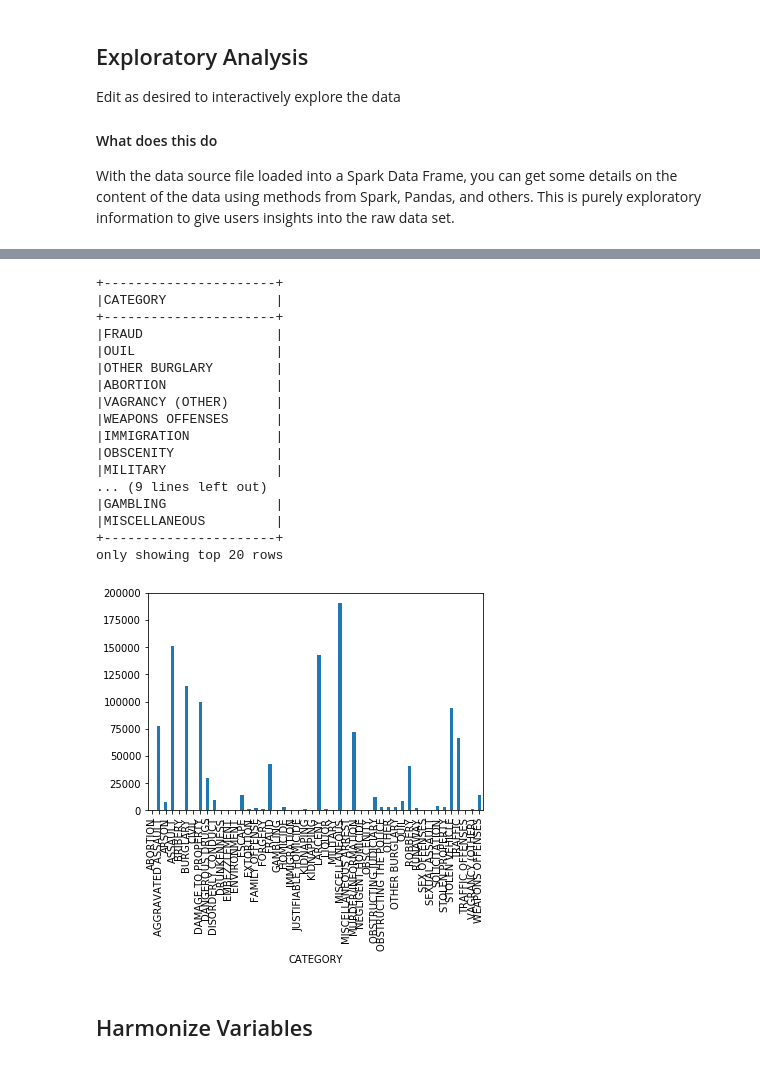
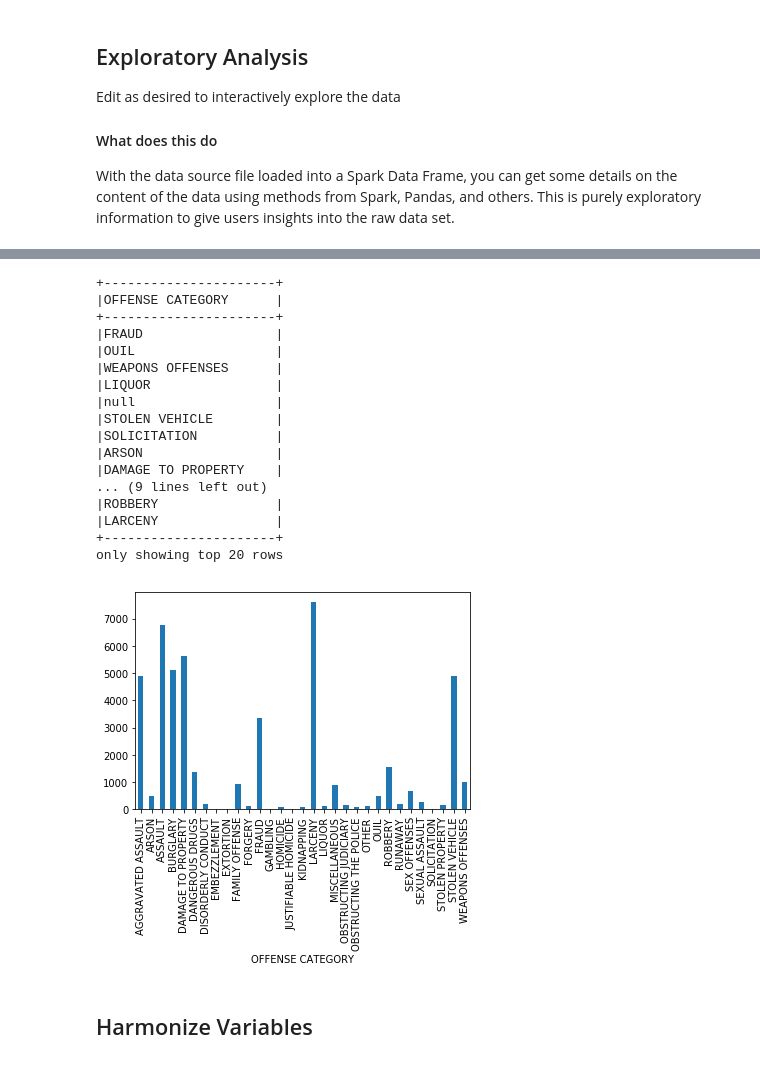
Before and after one commit to amazon-archives/harmonize-search-analyze, a Jupyter notebook: notebooks/Detroit-notebook.ipynb, the cells around one changed output, grey strips where cells are left out. Saved outputs shown, nothing was run; the diff lists cells and outputs as text; code cells hidden in the pictures.

```diff
--- a/notebooks/Detroit-notebook.ipynb
+++ b/notebooks/Detroit-notebook.ipynb
@@ -155,31 +155,31 @@ df.head(2)
 # %%
 # look at the distinct values for 'CATEGORY'
-df.select('CATEGORY').distinct().show(truncate=False)
+df.select('OFFENSE CATEGORY').distinct().show(truncate=False)
 # %% [output]
 +----------------------+
-|CATEGORY              |
+|OFFENSE CATEGORY      |
 +----------------------+
 |FRAUD                 |
 |OUIL                  |
-|OTHER BURGLARY        |
-|ABORTION              |
-|VAGRANCY (OTHER)      |
 |WEAPONS OFFENSES      |
-|IMMIGRATION           |
-|OBSCENITY             |
-|MILITARY              |
+|LIQUOR                |
+|null                  |
+|STOLEN VEHICLE        |
+|SOLICITATION          |
+|ARSON                 |
+|DAMAGE TO PROPERTY    |
 ... (9 lines left out)
-|GAMBLING              |
-|MISCELLANEOUS         |
+|ROBBERY               |
+|LARCENY               |
 +----------------------+
 only showing top 20 rows
 # %%
 # Graph incident count by Description
-descr = df.select('CATEGORY').toPandas()
-descrGrp = descr.groupby('CATEGORY').size().rename('counts')
+descr = df.select('OFFENSE CATEGORY').toPandas()
+descrGrp = descr.groupby('OFFENSE CATEGORY').size().rename('counts')
 descrPlot = descrGrp.plot(kind='bar')
 # %% [output]
-[figure, old version]
+[figure, new version]
 # %% [markdown]
 ## Harmonize Variables
 # %% [markdown]
```
Also changed, not shown: parts of 21 cells of this notebook, 1 other file.
